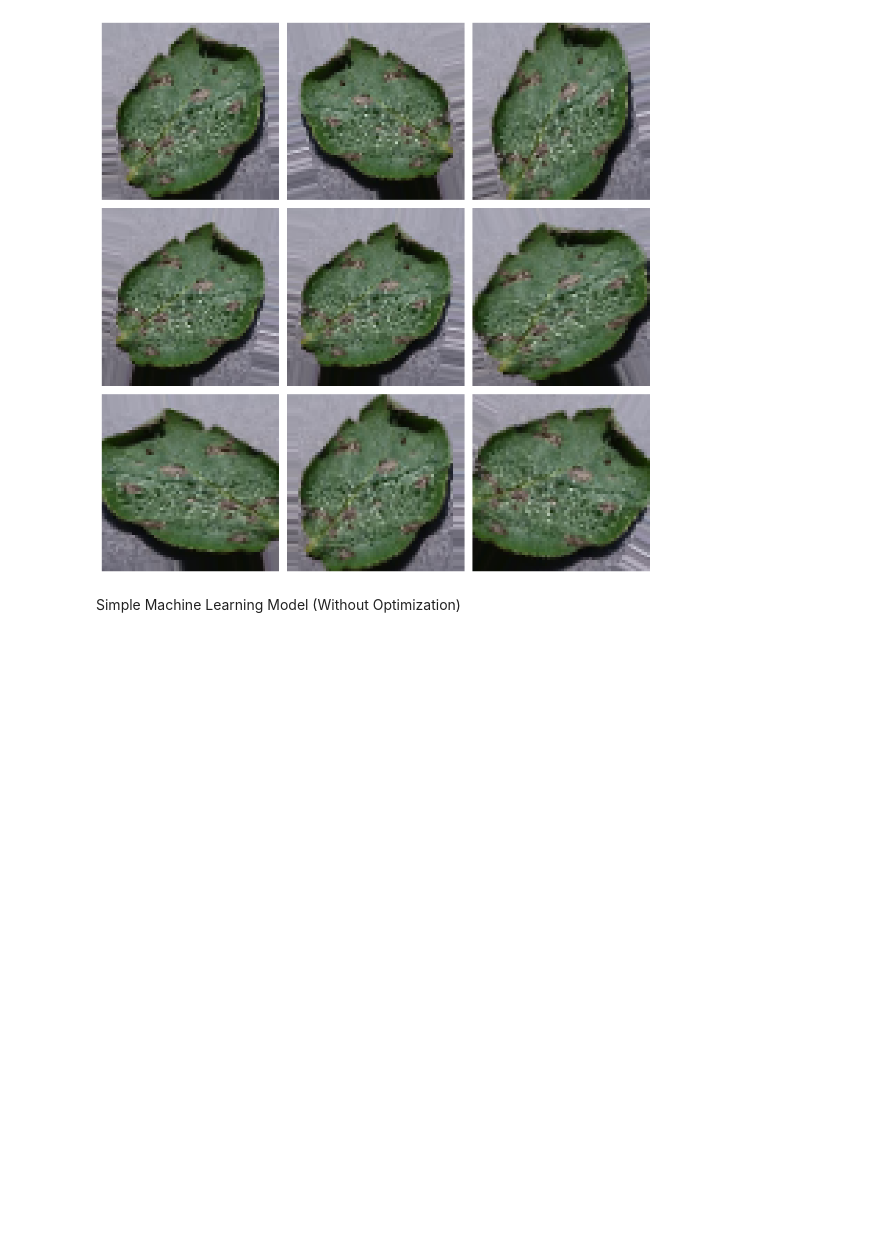
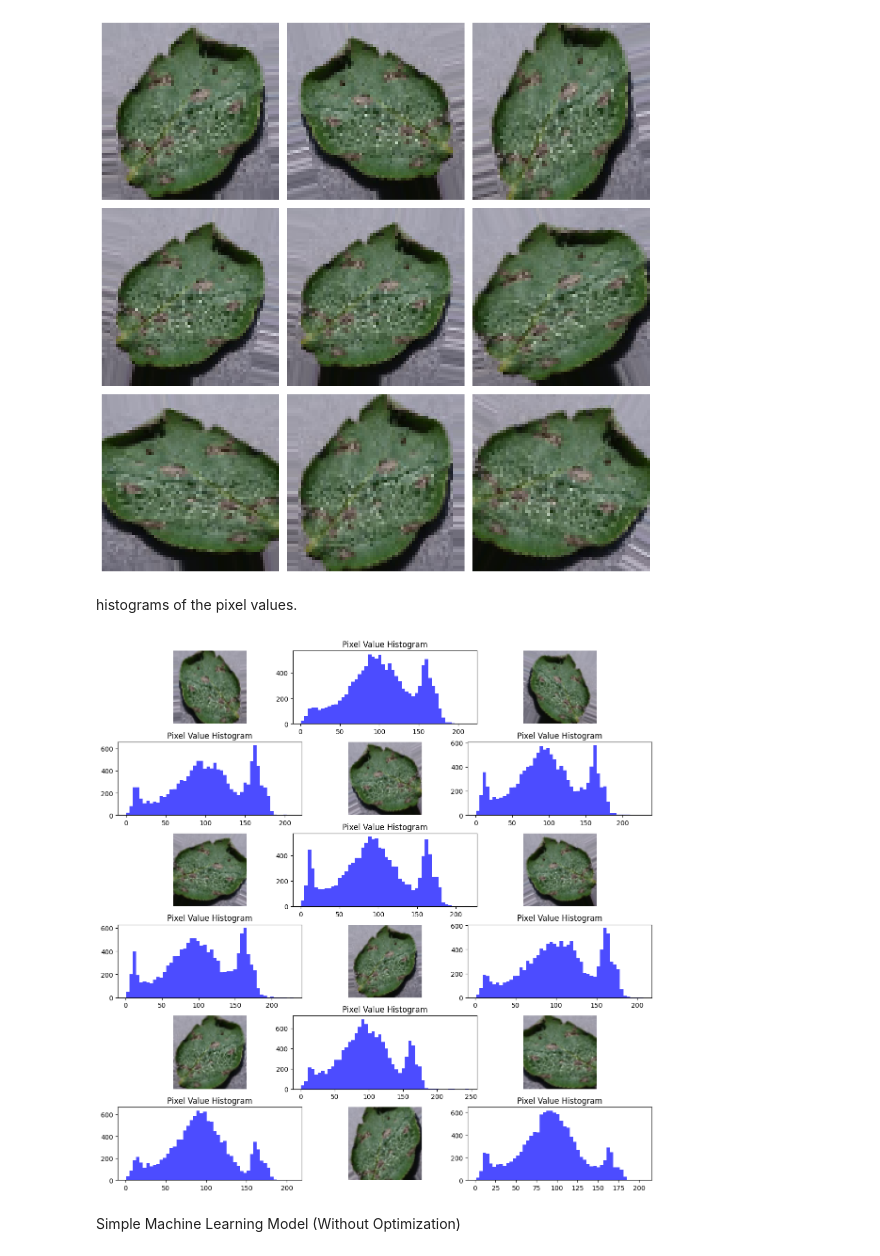
Before and after one commit to charite-uwatwembi/Crop-Disease-AI-Classification, a Jupyter notebook: notebook.ipynb, the cells around one changed output. Drawn from its saved outputs; the diff is of its cells as text; code cells hidden in the pictures; blank space fills up the shorter version.

```diff
--- a/notebook.ipynb
+++ b/notebook.ipynb
@@ -93,6 +93,45 @@ plt.tight_layout()
 plt.show()
 # %% [output]
 [figure]
+# %% [markdown]
+ histograms of the pixel values.
+# %%
+from tensorflow.keras.preprocessing.image import ImageDataGenerator
+from tensorflow.keras.preprocessing.image import load_img, img_to_array
+import matplotlib.pyplot as plt
+import numpy as np
+
+# Define the ImageDataGenerator for augmentation
+datagen = ImageDataGenerator(rotation_range=30, zoom_range=0.2, shear_range=0.2, horizontal_flip=True)
+
+# Get one image to apply augmentations
+img_path = 'Data/Potato___Early_blight/disease.JPG'  # Replace with the actual path to an image
+img = load_img(img_path, target_size=(64, 64))
+x = img_to_array(img)
+x = x.reshape((1,) + x.shape)
+
+# Plot augmented images and their histograms
+plt.figure(figsize=(12, 12))
+i = 0
+for batch in datagen.flow(x, batch_size=1):
+    plt.subplot(6, 3, i * 2 + 1)
+    plt.imshow(batch[0].astype('uint8'))
+    plt.axis('off')
+
+    # Plot histogram of the pixel values
+    plt.subplot(6, 3, i * 2 + 2)
+    pixel_values = batch[0].ravel()  # Flatten the image to 1D for histogram
+    plt.hist(pixel_values, bins=50, color='blue', alpha=0.7)
+    plt.title('Pixel Value Histogram')
+
+    i += 1
+    if i == 9:  # Display 9 images and histograms
+        break
+
+plt.tight_layout()
+plt.show()
+# %% [output]
+[figure, added]
 # %% [markdown]
 Simple Machine Learning Model (Without Optimization)
 # %%
```
